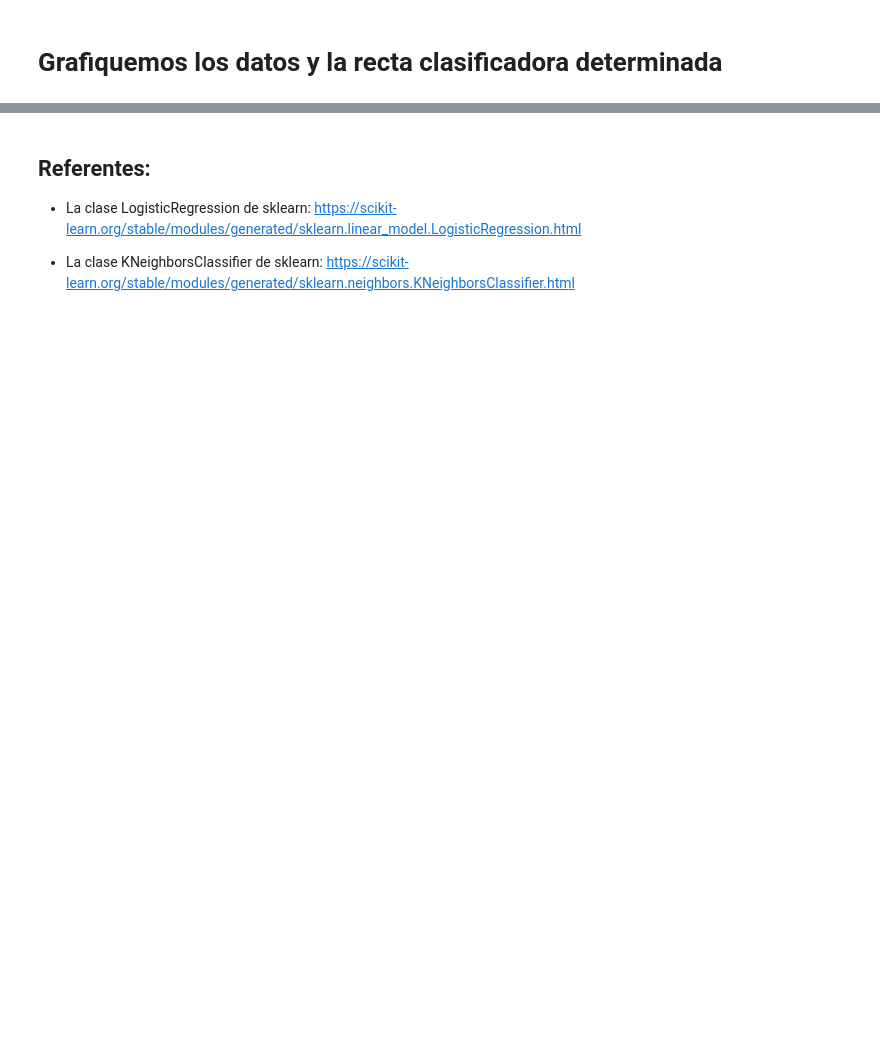
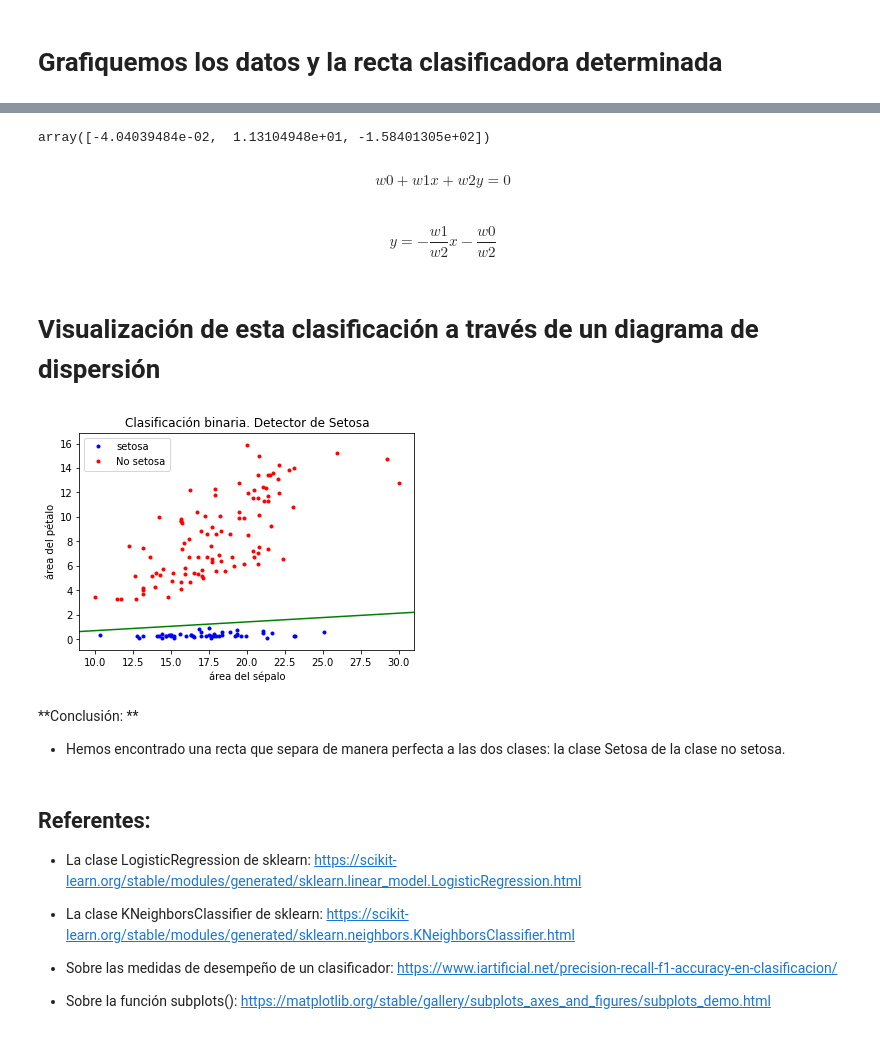
Before and after one commit to marco-canas/encuentra_tu_persona_vitamina, a Jupyter notebook: examples_bank/6_clasificacion/clasificacion_binaria_iris.ipynb, the cells around one changed output, grey strips where cells are left out. Saved outputs shown, nothing was run; the diff lists cells and outputs as text; code cells hidden in the pictures; blank space fills up the shorter version.

Commit message:
ejemplos de modelos de regresión y clasificación

```diff
--- a/examples_bank/6_clasificacion/clasificacion_binaria_iris.ipynb
+++ b/examples_bank/6_clasificacion/clasificacion_binaria_iris.ipynb
@@ -306,6 +583,58 @@ plt.savefig('mejor_predictores.jpg')
+# %%
+np.hstack((sgd_clf.intercept_, sgd_clf.coef_.ravel() ))
+# %% [output]
+array([-4.04039484e-02,  1.13104948e+01, -1.58401305e+02])
+# %%
+w0,w1,w2 = np.hstack((sgd_clf.intercept_, sgd_clf.coef_.ravel()))
+# %% [markdown]
+$$ w0 + w1x + w2y = 0 $$
+# %% [markdown]
+$$ y = -\frac{w1}{w2}x - \frac{w0}{w2} $$
+# %% [markdown]
+# Visualización de esta clasificación a través de un diagrama de dispersión
+# %%
+import numpy as np
+import matplotlib.pyplot as plt
+
+fig, ax = plt.subplots()
+
+ax.set_title('Clasificación binaria. Detector de Setosa')
+ax.set_xlabel('área del sépalo')
+ax.set_ylabel('área del pétalo')
+
+ax.plot(X_area[:,0][1*y_setosa==1], X_area[:,1][y_setosa==1], 'b.', label = 'setosa')
+ax.plot(X_area[:,0][1*y_setosa==0], X_area[:,1][y_setosa==0], 'r.', label = 'No setosa')
+
+#trazo de linea separadora
+
+c,d = np.min(X_area[:,0])-1,np.max(X_area[:,0])+1
+m = -w1/w2
+b = -w0/w2
+ax.plot([c,d],[m*c+b, m*d+b], 'g-')
+
+#rectángulo de visualización
+
+ax.axis([np.min(X_area[:,0])-1, np.max(X_area[:,0])+1, \
+         np.min(X_area[:,1])-1, np.max(X_area[:,1])+1] )
+
+ax.legend()
+
+plt.savefig('clasificador_area.jpg')
+
+plt.show()
+# %% [output]
+[figure, added]
+# %% [markdown]
+**Conclusión: **
+
+* Hemos encontrado una recta que separa de manera perfecta a las dos clases: la clase Setosa de la clase no setosa.
 # %% [markdown]
 ## Referentes:
 
 * La clase LogisticRegression de sklearn: https://scikit-learn.org/stable/modules/generated/sklearn.linear_model.LogisticRegression.html
 
 * La clase KNeighborsClassifier de sklearn: https://scikit-learn.org/stable/modules/generated/sklearn.neighbors.KNeighborsClassifier.html
+
+* Sobre las medidas de desempeño de un clasificador: https://www.iartificial.net/precision-recall-f1-accuracy-en-clasificacion/
+
+* Sobre la función subplots(): https://matplotlib.org/stable/gallery/subplots_axes_and_figures/subplots_demo.html
```
Also changed, not shown: parts of 91 cells of this notebook, 28 other files.
